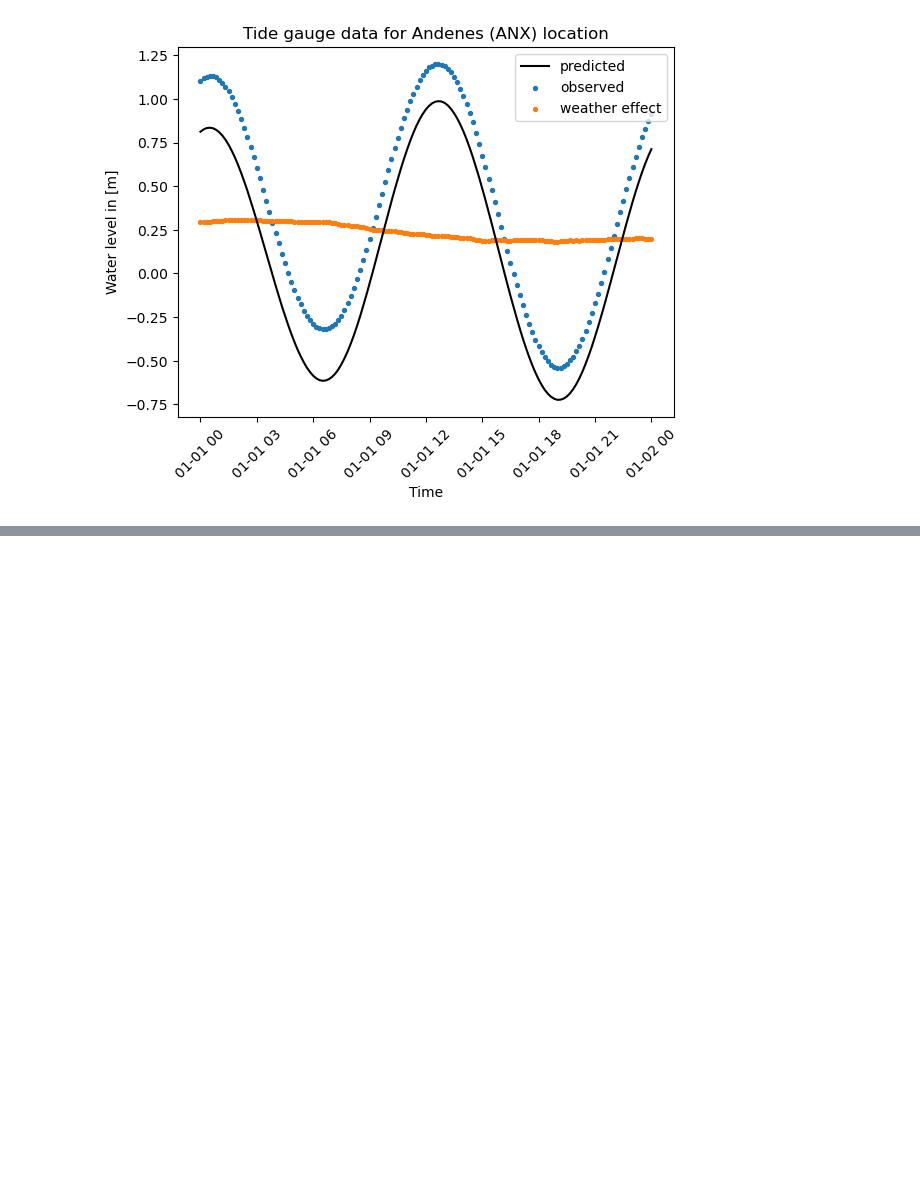
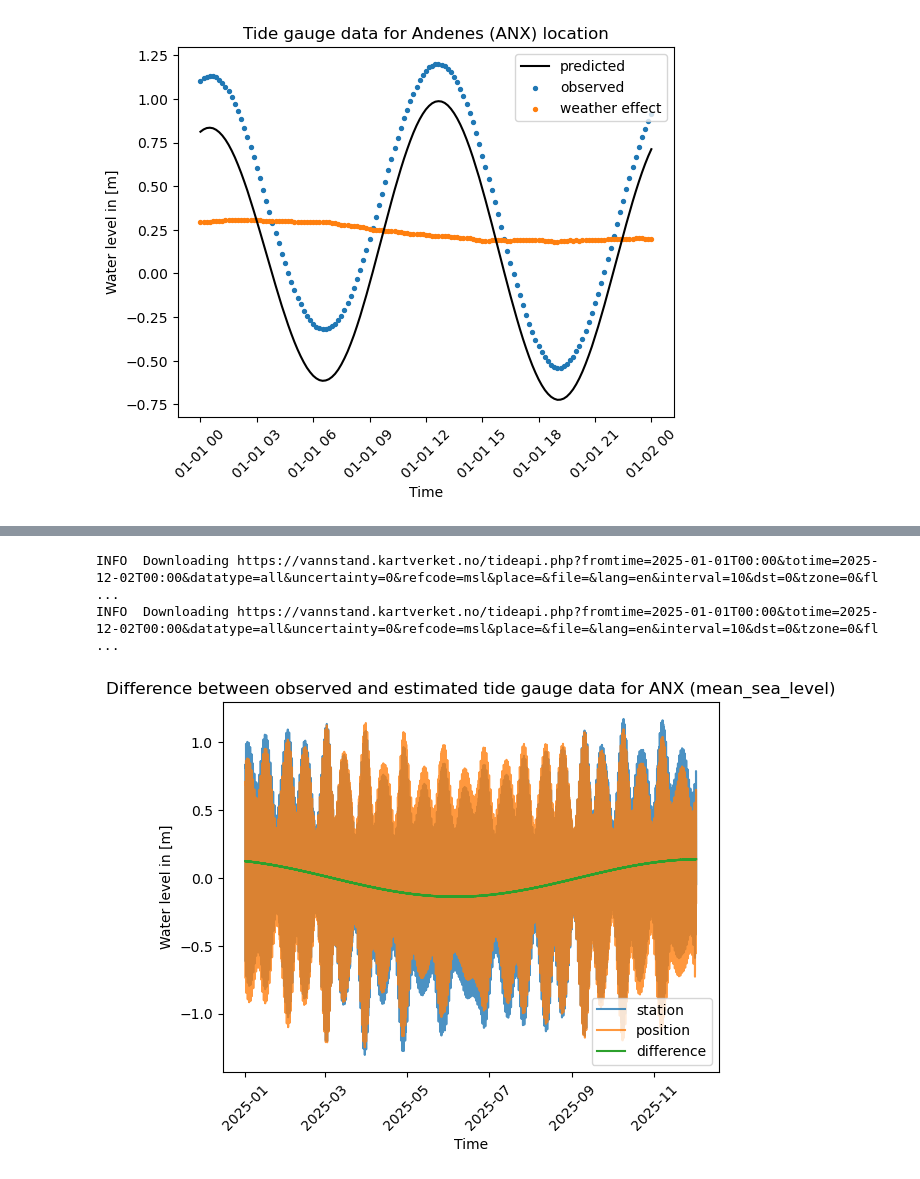
Before and after one commit to kartverket/midgard, a Jupyter notebook: notebooks/api/water_level_api.ipynb, the cells around one changed output, grey strips where cells are left out. Drawn from its saved outputs; the diff is of its cells as text; code cells hidden in the pictures; blank space fills up the shorter version.

```diff
--- a/notebooks/api/water_level_api.ipynb
+++ b/notebooks/api/water_level_api.ipynb
@@ -262,0 +280,75 @@ plt.show()
+# %%
+# Import matplotlib module
+import matplotlib.pyplot as plt
+
+# Configuration
+date_from = datetime(2025, 1, 1)
+date_to = datetime(2025, 12, 2)
+datatype = "all"  # Choose between 'all', 'obs' and 'pre'
+field_to_plot = "water_level_predicted"  # Choose between water_level (only with 'all' and 'obs' data type) and
+                                         # water_level_predicted (only with 'all' and 'pre' data type)
+reference_level = "mean_sea_level"  # Choose between chart_datum, mean_sea_level or nn2000
+
+
+# Get instance of WaterLevelApi class for given tide gauge name
+api = water_level_api.WaterLevelApi(
+        file_path=file_path,
+        date_from=date_from,
+        date_to=date_to,
+        station="ANX",
+        datatype=datatype,
+        reference_level=reference_level,
+        interval=10,
+        no_annual_tidal=True,
+)
+
+# Get data as dataset
+dset_sta = api.as_dataset()
+
+# Get instance of WaterLevelApi class for given location
+api = water_level_api.WaterLevelApi(
+        file_path=file_path,
+        date_from=date_from,
+        date_to=date_to,
+        latitude=69.326067,
+        longitude=16.134848,
+        datatype=datatype,
+        reference_level=reference_level,
+        interval=10,
+        no_annual_tidal=True,
+)
+
+# Get data as dataset
+dset_pos = api.as_dataset()
+
+# Plot data
+plt.plot(
+        dset_sta.time.datetime,
+        dset_sta[field_to_plot],
+        label="station",
+        alpha=0.8,
+)
+plt.plot(
+        dset_pos.time.datetime,
+        dset_pos[field_to_plot],
+        label="position",
+        alpha=0.8,
+)
+
+plt.plot(
+        dset_sta.time.datetime,
+        dset_sta[field_to_plot] - dset_pos[field_to_plot],
+        label="difference",
+)
+plt.title(
+    f"Difference between observed and estimated tide gauge data for ANX ({reference_level})"
+)
+plt.xlabel("Time")
+plt.ylabel("Water level in [m]")
+plt.xticks(rotation=45)
+plt.legend()
+plt.show()
+# %% [output]
+INFO  Downloading https://vannstand.kartverket.no/tideapi.php?fromtime=2025-01-01T00:00&totime=2025-12-02T00:00&datatype=all&uncertainty=0&refcode=msl&place=&file=&lang=en&interval=10&dst=0&tzone=0&fl ...
+INFO  Downloading https://vannstand.kartverket.no/tideapi.php?fromtime=2025-01-01T00:00&totime=2025-12-02T00:00&datatype=all&uncertainty=0&refcode=msl&place=&file=&lang=en&interval=10&dst=0&tzone=0&fl ...
+[figure, added]
```
Also changed, not shown: parts of 4 cells of this notebook.
